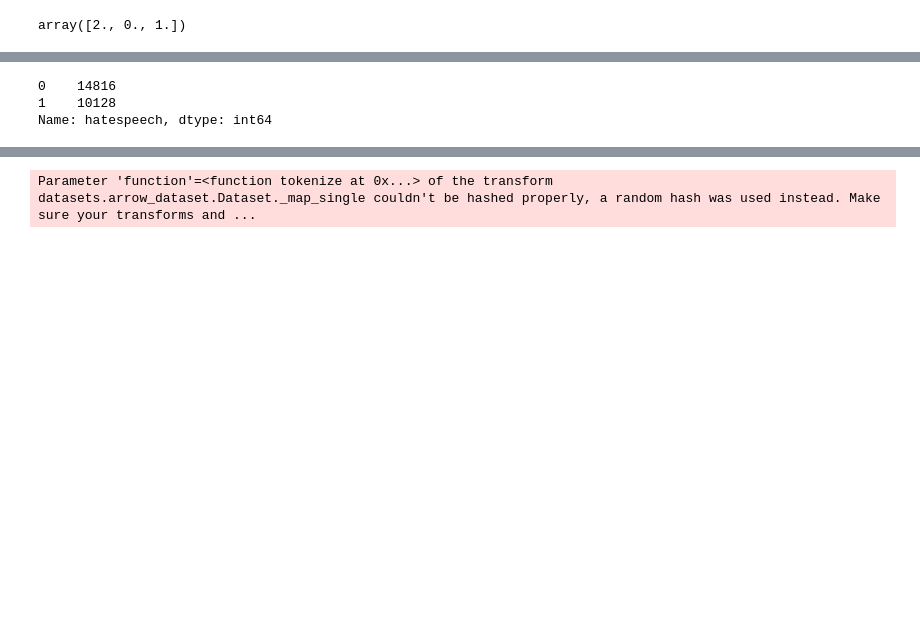
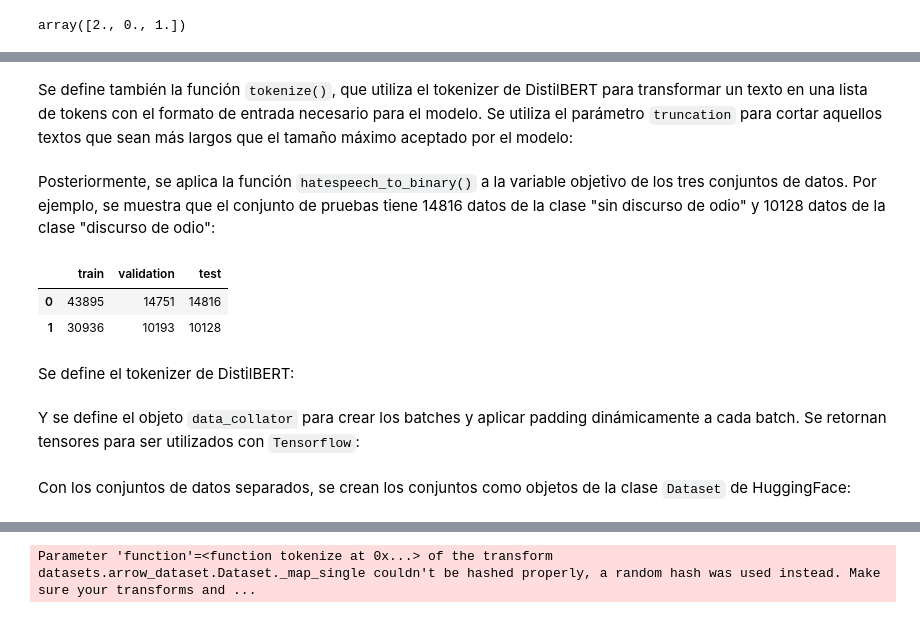
Before and after one commit to ndiaz9/NLP, a Jupyter notebook: Proyecto-G2/Transformers.ipynb, the cells around one changed output, grey strips where cells are left out. Drawn from its saved outputs; the diff is of its cells as text; code cells hidden in the pictures; blank space fills up the shorter version.

```diff
--- a/Proyecto-G2/Transformers.ipynb
+++ b/Proyecto-G2/Transformers.ipynb
@@ -114,2 +112,4 @@ def hatespeech_to_binary(score):
+# %% [markdown]
+Se define también la función `tokenize()`, que utiliza el tokenizer de DistilBERT para transformar un texto en una lista de tokens con el formato de entrada necesario para el modelo. Se utiliza el parámetro `truncation` para cortar aquellos textos que sean más largos que el tamaño máximo aceptado por el modelo:
 # %%
 def tokenize(example):
@@ -117,17 +117,25 @@ def tokenize(example):
+# %% [markdown]
+Posteriormente, se aplica la función `hatespeech_to_binary()` a la variable objetivo de los tres conjuntos de datos. Por ejemplo, se muestra que el conjunto de pruebas tiene 14816 datos de la clase "sin discurso de odio" y 10128 datos de la clase "discurso de odio":
 # %%
 train_df['hatespeech'] = train_df['hatespeech'].apply(hatespeech_to_binary)
 val_df['hatespeech'] = val_df['hatespeech'].apply(hatespeech_to_binary)
 test_df['hatespeech'] = test_df['hatespeech'].apply(hatespeech_to_binary)
 
-test_df['hatespeech'].value_counts()
+pd.DataFrame({'train': train_df['hatespeech'].value_counts(), 'validation':val_df['hatespeech'].value_counts(), 'test':test_df['hatespeech'].value_counts()})
 # %% [output]
-0    14816
-1    10128
-Name: hatespeech, dtype: int64
+|  | train | validation | test |
+| 0 | 43895 | 14751 | 14816 |
+| 1 | 30936 | 10193 | 10128 |
+# %% [markdown]
+Se define el tokenizer de DistilBERT:
 # %%
 tokenizer = AutoTokenizer.from_pretrained(checkpoint)
+# %% [markdown]
+Y se define el objeto `data_collator` para crear los batches y aplicar padding dinámicamente a cada batch. Se retornan tensores para ser utilizados con `Tensorflow`:
 # %%
 data_collator = DataCollatorWithPadding(tokenizer=tokenizer, return_tensors="tf")
+# %% [markdown]
+Con los conjuntos de datos separados, se crean los conjuntos como objetos de la clase `Dataset` de HuggingFace:
 # %%
 train_hf_dataset = datasets.Dataset.from_pandas(train_df)
 val_hf_dataset = datasets.Dataset.from_pandas(val_df)
```
Also changed, not shown: parts of 36 cells of this notebook.
